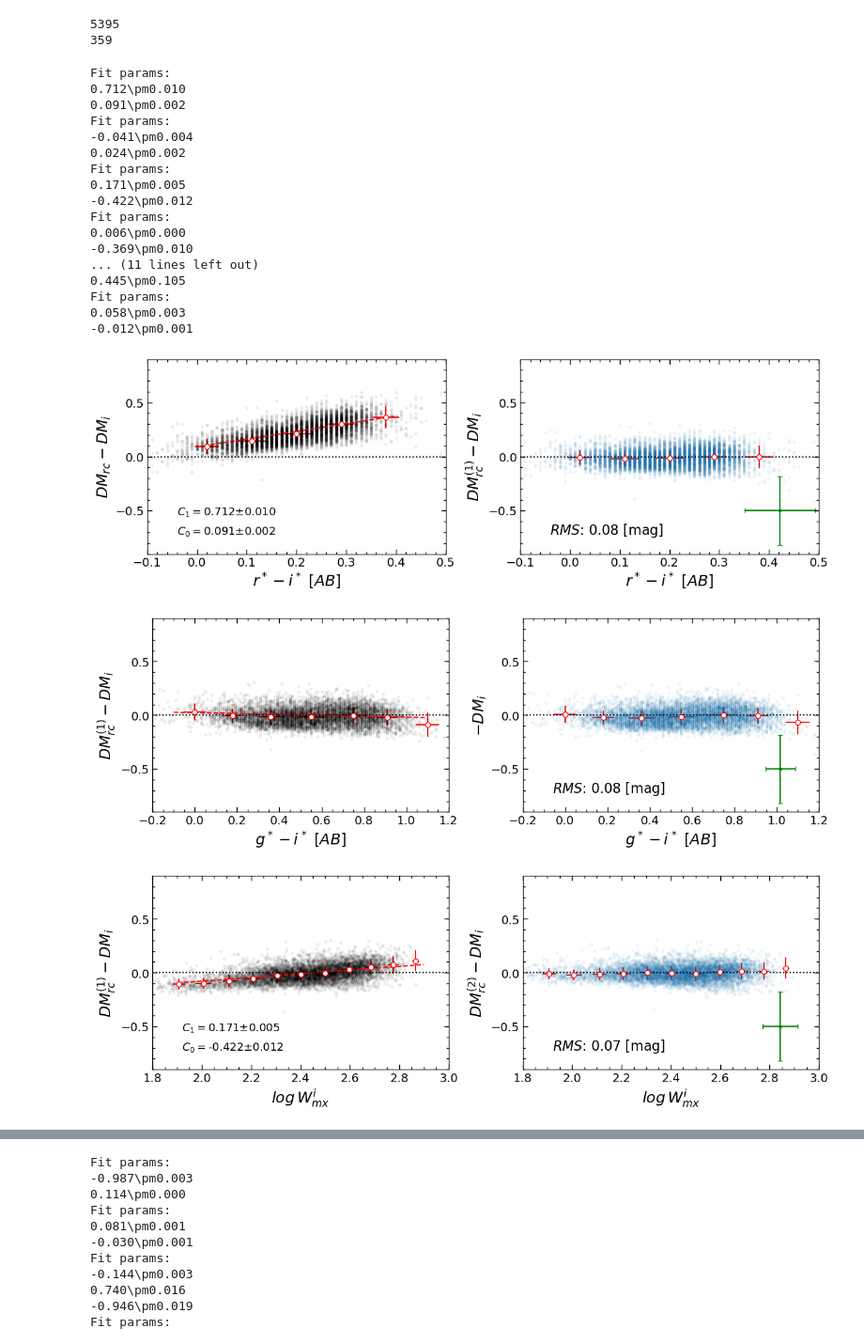
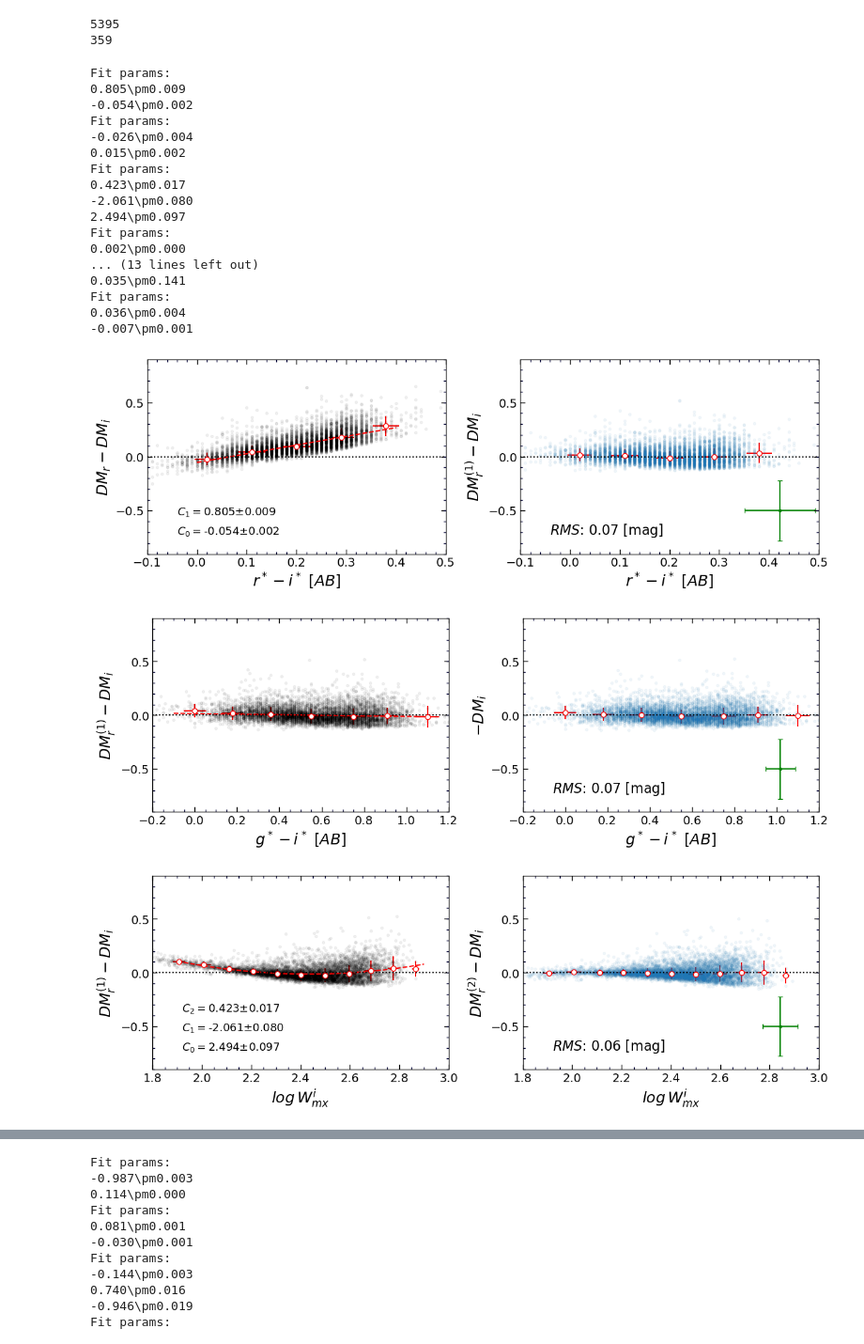
Before and after one commit to ekourkchi/TFcalibrators, a Jupyter notebook: fieldGals_quick.ipynb, the cells around one changed output, grey strips where cells are left out. Shown at 94% size. Drawn from its saved outputs; the diff is of its cells as text; code cells hidden in the pictures.

```diff
--- a/fieldGals_quick.ipynb
+++ b/fieldGals_quick.ipynb
@@ -1104,104 +1104,104 @@ for ix in indx:
 # %%
 indx, = np.where((ggg>0) & (rrr>0) & (zzz>0) & (iii>0) & (SSqlt>3) & (keep==1))
 
-axes, DM1, fit, cov = adjustDM(DM_rcr, dDM_rcr, DM_i, dDM_i, r_i,
+axes, DM1, fit, cov = adjustDM(DM_r, dDM_r, DM_i, dDM_i, r_i,
                         xlim=(-0.1,0.5), indx=indx, quad=False,
                         xlabel=r'$r^*-i^* \/\/ [AB]$',
-                        ylabel='DM_{rc}',
-                        ylabel2='DM^{(1)}_{rc}',
-                        bias1 = DM_BiasOPcr_r,
+                        ylabel='DM_{r}',
+                        ylabel2='DM^{(1)}_{r}',
+                        bias1 = DM_Bias_r,
                         bias2 = DM_Bias_i,
                         dx=0.1, coeff=True
                         )
 
 
-axes, DM2r, fit, cov = adjustDM(DM1, dDM_rcr, DM_i, dDM_i, g_i,
+axes, DM2r, fit, cov = adjustDM(DM1, dDM_r, DM_i, dDM_i, g_i,
                         xlim=(-0.2,1.2), indx=indx, quad=False,
                         xlabel=r'$g^*-i^* \/\/ [AB]$',
-                        ylabel='DM^{(1)}_{rc}',
+                        ylabel='DM^{(1)}_{r}',
                         bias2 = DM_Bias_i
                         )
 
 
-axes, DM2r, fit, cov = adjustDM(DM2r, dDM_rcr, DM_i, dDM_i, logWimx,
-                        xlim=(1.8,3), indx=indx, quad=False,
+axes, DM2r, fit, cov = adjustDM(DM2r, dDM_r, DM_i, dDM_i, logWimx,
+                        xlim=(1.8,3), indx=indx, quad=True,
                         xlabel=r'$log \/ W^i_{mx}$',
-                        ylabel='DM^{(1)}_{rc}',
-                        ylabel2='DM^{(2)}_{rc}',
+                        ylabel='DM^{(1)}_{r}',
+                        ylabel2='DM^{(2)}_{r}',
                         dx=0.1, coeff=True,
                         bias2 = DM_Bias_i
                         )
 
-axes, DM2r, fit, cov = adjustDM(DM2r, dDM_rcr, DM_i, dDM_i, DM2r,
+axes, DM2r, fit, cov = adjustDM(DM2r, dDM_r, DM_i, dDM_i, DM2r,
                         xlim=(28,38), indx=indx, quad=True,
-                        xlabel=r'$DM^{(2)}_{rc}$'+' [mag]',
-                        ylabel='DM^{(2)}_{rc}',
-                        ylabel2='DM^{(3)}_{rc}',
+                        xlabel=r'$DM^{(2)}_{rc}$'+' [mag]', deg3=True,
+                        ylabel='DM^{(2)}_{r}',
+                        ylabel2='DM^{(3)}_{r}',
                         bias2 = DM_Bias_i,
                         dx=0.5, coeff=True,
                         )
 
 
-axes, DM2r, fit, cov = adjustDM(DM2r, dDM_rcr, DM_i, dDM_i, g_z,
+axes, DM2r, fit, cov = adjustDM(DM2r, dDM_r, DM_i, dDM_i, g_z,
                         xlim=(-0.2,1.4), indx=indx, quad=False,
                         xlabel=r'$g^*-z^* \/\/ [AB]$',
-                        ylabel='DM^{(3)}_{rc}',
-                        ylabel2='DM^{(4)}_{rc}',
+                        ylabel='DM^{(3)}_{r}',
+                        ylabel2='DM^{(4)}_{r}',
                         dx=0.1, coeff=True,
                         bias2 = DM_Bias_i
                         )
 
 
-axes, _, fit, cov = adjustDM(DM2r, dDM_rcr, DM_i, dDM_i, logWimx,
+axes, _, fit, cov = adjustDM(DM2r, dDM_r, DM_i, dDM_i, logWimx,
                         xlim=(1.8,3), indx=indx, quad=True,
                         xlabel=r'$log \/ W^i_{mx}$',
-                        ylabel='DM^{(4)}_{rc}',
+                        ylabel='DM^{(4)}_{r}',
                         bias2 = DM_Bias_i,
                         single=True,
                         scatter=True
                         )
 
 
 
 
 
-axes, _, fit, cov = adjustDM(DM2r, dDM_rcr, DM_i, dDM_i, DM_i+DM_Bias_i,
+axes, _, fit, cov = adjustDM(DM2r, dDM_r, DM_i, dDM_i, DM_i+DM_Bias_i,
                         xlim=(28,38), indx=indx, quad=True,
                         xlabel=r'$DM_i$'+' [mag]',
-                        ylabel='DM^{(4)}_{rc}',
+                        ylabel='DM^{(4)}_{r}',
                         bias2 = DM_Bias_i,
                         dx = 0.5,
                         single=True,
                         scatter=True
                         )
 
 
-axes, _, fit, cov = adjustDM(DM2r, dDM_rcr, DM_i, dDM_i, r_i,
+axes, _, fit, cov = adjustDM(DM2r, dDM_r, DM_i, dDM_i, r_i,
                         xlim=(-0.1,0.5), indx=indx, quad=False,
                         xlabel=r'$r^*-i^* \/\/ [AB]$',
-                        ylabel='DM^{(4)}_{rc}',
+                        ylabel='DM^{(4)}_{r}',
                         bias2 = DM_Bias_i,
                         dx=0.1, single=True,
                         scatter=True
                         )
 # %% [output]
 Fit params:
-0.712\pm0.010
-0.091\pm0.002
+0.805\pm0.009
+-0.054\pm0.002
 Fit params:
--0.041\pm0.004
-0.024\pm0.002
+-0.026\pm0.004
+0.015\pm0.002
 Fit params:
-0.171\pm0.005
--0.422\pm0.012
+0.423\pm0.017
+-2.061\pm0.080
+2.494\pm0.097
 Fit params:
-0.006\pm0.000
--0.369\pm0.010
-... (11 lines left out)
-0.445\pm0.105
+0.002\pm0.000
+... (13 lines left out)
+0.035\pm0.141
 Fit params:
-0.058\pm0.003
--0.012\pm0.001
+0.036\pm0.004
+-0.007\pm0.001
-[figure, old version]
+[figure, new version]
-[figure, old version]
+[figure, new version]
-[figure, old version]
+[figure, new version]
```
Also changed, not shown: parts of 2 cells of this notebook, 1 other file.
